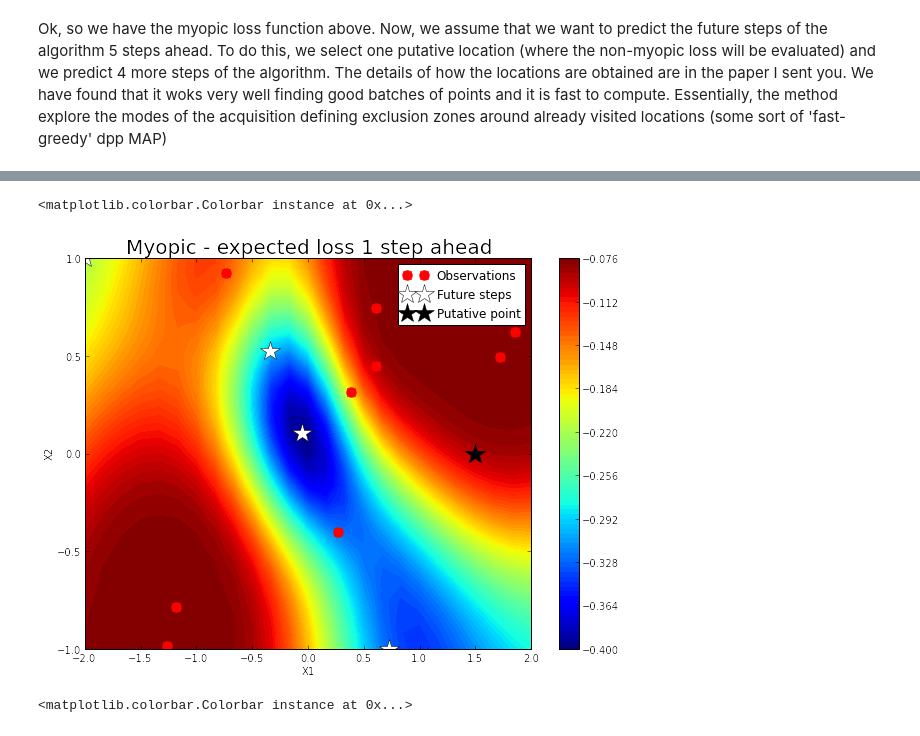
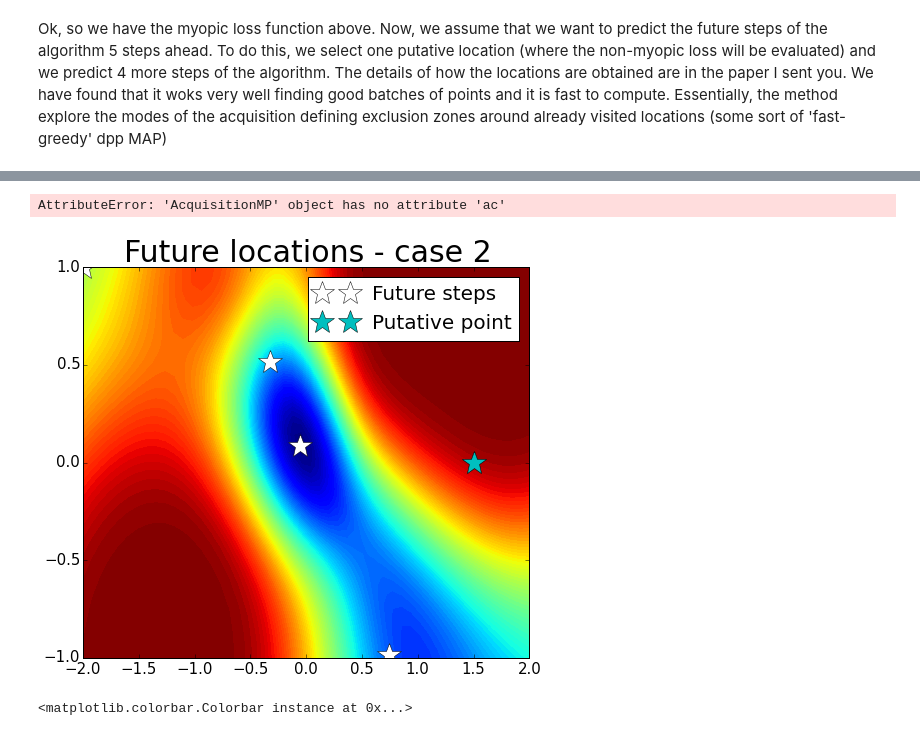
Before and after one commit to SheffieldML/bo_stepsahead, a Jupyter notebook: simulations/old/understanding_GLASSES_loss(notebooks)/understanding GLASSES.ipynb, the cells around one changed output, grey strips where cells are left out. Saved outputs shown, nothing was run; the diff lists cells and outputs as text; code cells hidden in the pictures.

```diff
--- a/simulations/old/understanding_GLASSES_loss(notebooks)/understanding GLASSES.ipynb
+++ b/simulations/old/understanding_GLASSES_loss(notebooks)/understanding GLASSES.ipynb
@@ -55,6 +55,6 @@ BO_glasses.model.plot()
 # %%
 # Plot myopic loss function
-n_grid = 25
+n_grid = 50
 X1 = np.linspace(bounds[0][0], bounds[0][1], n_grid)
 X2 = np.linspace(bounds[1][0], bounds[1][1], n_grid)
 x1, x2 = np.meshgrid(X1, X2)
@@ -118,34 +203,39 @@ array([[ 0.        ,  0.        ],
+# %%
+aq.ac
+# %% [output]
+AttributeError: 'AcquisitionMP' object has no attribute 'ac'
 # %%
 # Miopic loss fucntion plus predicted locations starting at [1.5,0]
 
 # set-up
 x_star = np.array([1.5,0])
 
 expected_loss = BO_glasses.loss
 model = BO_glasses.model
 L = estimate_L(model,bounds)
 Min =estimate_Min(model,bounds)
 n_ahead = 5
 
 # predict the locations with the batch method
 predicted_locations = predict_locations(x_star, bounds, expected_loss, n_ahead, L, Min, model)
 
 # make the plot
-plt.figure(figsize=(10,7))
+plt.figure(figsize=(8,7))
 plt.contourf(X1, X2, BO_glasses.loss.acquisition_function(X).reshape((n_grid,n_grid)),100)
-plt.plot(BO_glasses.model.X[:,0], BO_glasses.model.X[:,1], 'r.', markersize=20, label=u'Observations')
-plt.plot(predicted_locations[:,0], predicted_locations[:,1], 'w*', markersize=20, label=u'Future steps')
-plt.plot(predicted_locations[0,0], predicted_locations[0,1], 'k*', markersize=20, label=u'Putative point')
-plt.legend()
+#plt.plot(BO_glasses.model.X[:,0], BO_glasses.model.X[:,1], 'r.', markersize=20, label=u'Observations')
+plt.plot(predicted_locations[:,0], predicted_locations[:,1], 'w*', markersize=25, label=u'Future steps')
+plt.plot(predicted_locations[0,0], predicted_locations[0,1], 'c*', markersize=25, label=u'Putative point')
+plt.legend(loc=1, fontsize=20)
 
-plt.xlabel('X1')
-plt.ylabel('X2')
-plt.title('Myopic - expected loss 1 step ahead',size=20)
+#plt.xlabel('X1')
+#plt.ylabel('X2')
+plt.title('Future locations - case 2',size=30)
 plt.axis((bounds[0][0],bounds[0][1],bounds[1][0],bounds[1][1]))
-plt.colorbar()
+plt.tick_params(axis='both', which='major', labelsize=15)
+#plt.legend()
+plt.savefig('predicted_locations2.pdf',type='pdf',bbox_inches='tight', pad_inches=0.1)
 # %% [output]
-<matplotlib.colorbar.Colorbar instance at 0x...>
-[figure, old version]
+[figure, new version]
 # %%
 # Miopic loss function plus predicted locations starting at [-1.5,-0.5]
 
```
Also changed, not shown: parts of 6 cells of this notebook, 28 other files.
